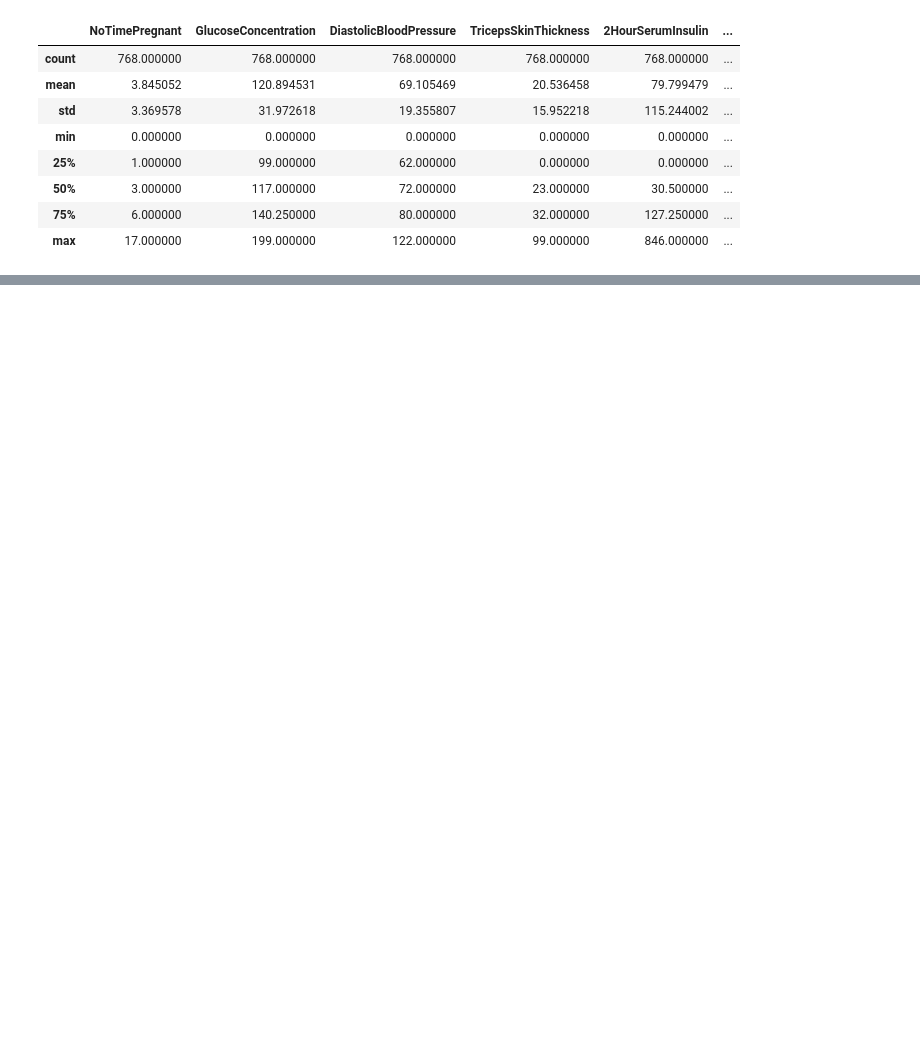
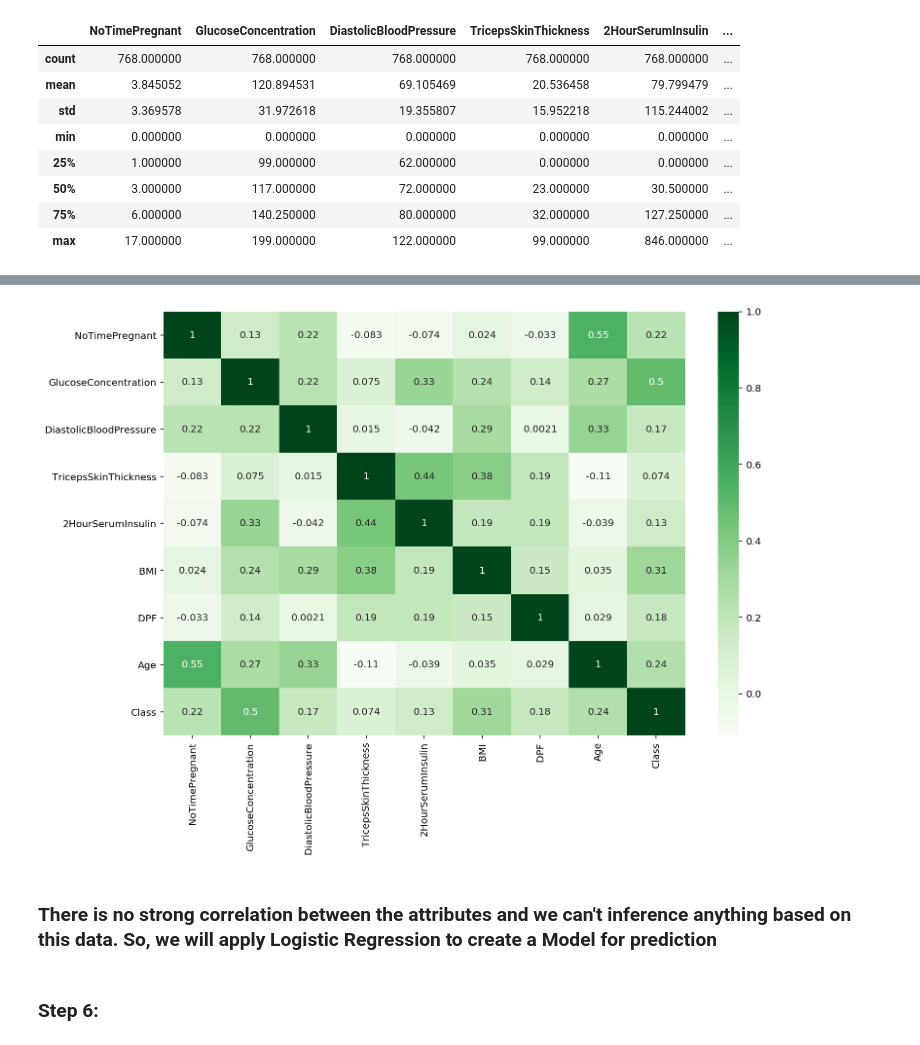
Before and after one commit to rajan1112/DiabetesCaseStudy, a Jupyter notebook: Diabetes.ipynb, the cells around one changed output, grey strips where cells are left out. Cells and saved outputs as stored; diff of their text form; code cells hidden in the pictures; blank space fills up the shorter version.

```diff
--- a/Diabetes.ipynb
+++ b/Diabetes.ipynb
@@ -62,0 +113,9 @@ df.describe()
+# %%
+plt.figure(figsize = (12,8))
+sns.heatmap(correlation, annot = True,cmap="Greens");
+# %% [output]
+[figure, added]
+# %% [markdown]
+### There is no strong correlation between the attributes and we can't inference anything based on this data. So, we will apply Logistic Regression to create a Model for prediction
+# %% [markdown]
+### Step 6:
```
Also changed, not shown: parts of 17 cells of this notebook.
